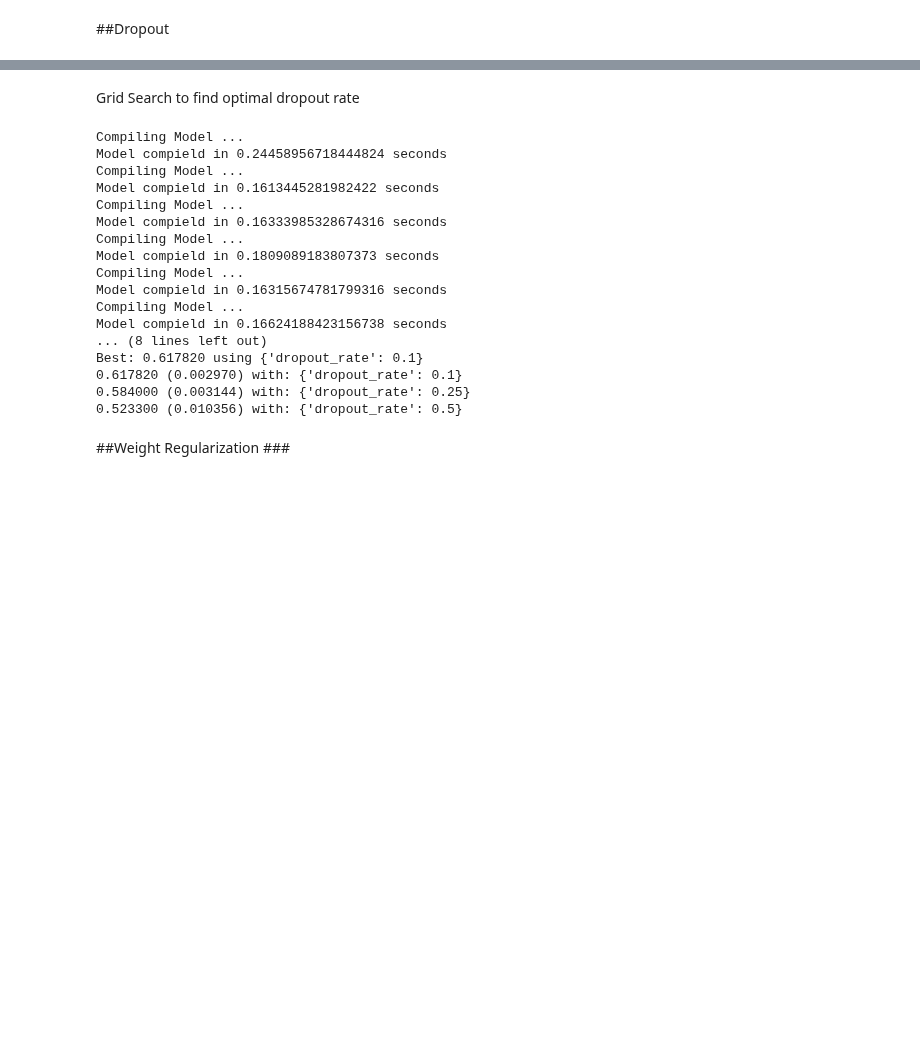
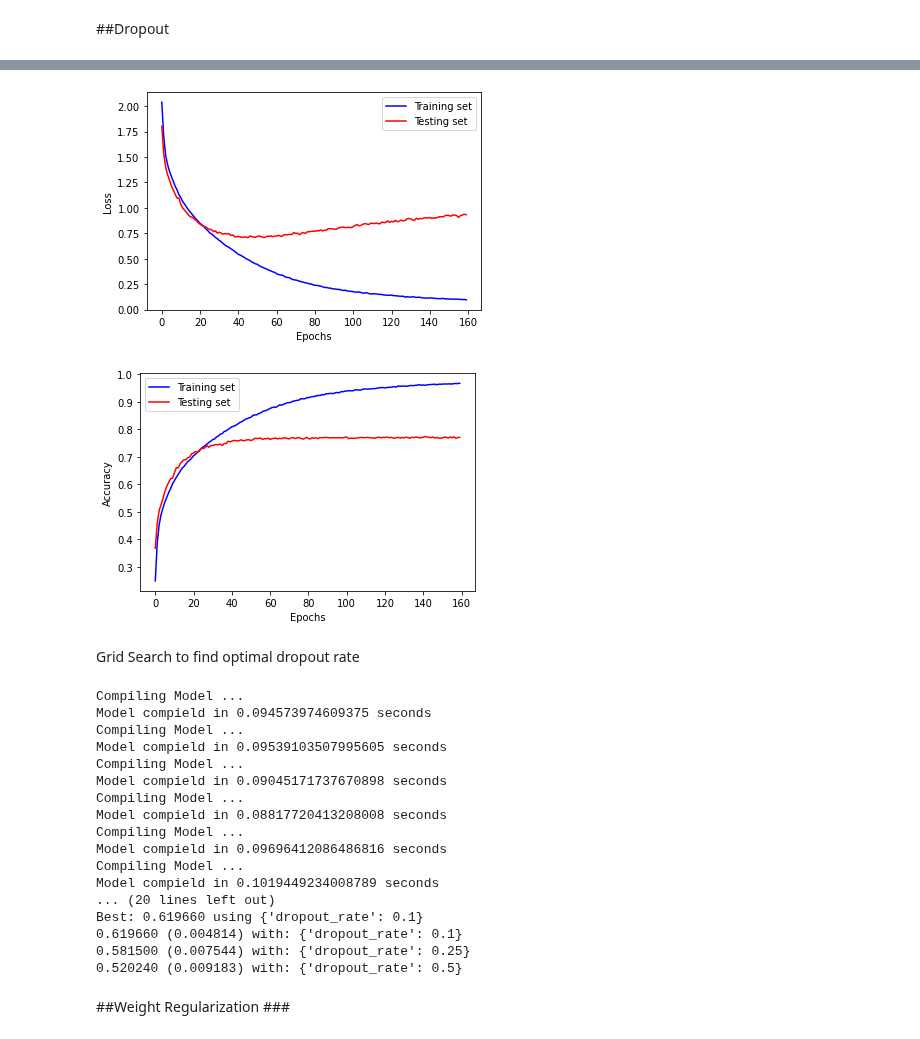
Before and after one commit to deepintomlf/mlfbook, a Jupyter notebook: Chapter5_NeuralNetwork/Section5.3_CNN.ipynb, the cells around one changed output, grey strips where cells are left out. Saved outputs shown, nothing was run; the diff lists cells and outputs as text; code cells hidden in the pictures; blank space fills up the shorter version.

```diff
--- a/Chapter5_NeuralNetwork/Section5.3_CNN.ipynb
+++ b/Chapter5_NeuralNetwork/Section5.3_CNN.ipynb
@@ -266,0 +255,7 @@ NameError: ignored
+# %%
+
+
+dropout_rate = 0.25
+Ldp = Lenet_dp_Model(n_hidden_neurons,dropout_rate)
+print(Ldp.summary())
+hist_Ldp_Model= Ldp.fit(x_train, y_train, epochs=epochs,  validation_data=(x_test, y_test), verbose=1)
@@ -267,3 +281,9 @@ NameError: ignored
+# %%
+plot_hist_loss(hist_Ldp_Model)
+plot_hist_accuracy(hist_Ldp_Model)
+# %% [output]
+[figure, added]
+[figure, added]
 # %% [markdown]
 Grid Search to find optimal dropout rate
 # %%
@@ -271,7 +291,7 @@ from sklearn.model_selection import GridSearchCV
 from keras.wrappers.scikit_learn import KerasClassifier
 
 # create model
-model = KerasClassifier(build_fn=Lenet_Model_Dropout, n_hidden_neurons=32,  epochs=40, batch_size=128, verbose=0)
+model = KerasClassifier(build_fn=Lenet_dp_Model , n_hidden_neurons=32,  epochs=40, batch_size=128, verbose=0)
 # define the grid search parameters
 dropout_rate = [0.1, 0.25, 0.5]
 param_grid = dict(dropout_rate=dropout_rate)
@@ -287,22 +307,22 @@ for mean, stdev, param in zip(means, stds, params):
     print("%f (%f) with: %r" % (mean, stdev, param))
 # %% [output]
 Compiling Model ...
-Model compield in 0.24458956718444824 seconds
+Model compield in 0.094573974609375 seconds
 Compiling Model ...
-Model compield in 0.1613445281982422 seconds
+Model compield in 0.09539103507995605 seconds
 Compiling Model ...
-Model compield in 0.16333985328674316 seconds
+Model compield in 0.09045171737670898 seconds
 Compiling Model ...
-Model compield in 0.1809089183807373 seconds
+Model compield in 0.08817720413208008 seconds
 Compiling Model ...
-Model compield in 0.16315674781799316 seconds
+Model compield in 0.09696412086486816 seconds
 Compiling Model ...
-Model compield in 0.16624188423156738 seconds
-... (8 lines left out)
-Best: 0.617820 using {'dropout_rate': 0.1}
-0.617820 (0.002970) with: {'dropout_rate': 0.1}
-0.584000 (0.003144) with: {'dropout_rate': 0.25}
-0.523300 (0.010356) with: {'dropout_rate': 0.5}
+Model compield in 0.1019449234008789 seconds
+... (20 lines left out)
+Best: 0.619660 using {'dropout_rate': 0.1}
+0.619660 (0.004814) with: {'dropout_rate': 0.1}
+0.581500 (0.007544) with: {'dropout_rate': 0.25}
+0.520240 (0.009183) with: {'dropout_rate': 0.5}
 # %% [markdown]
 ##Weight Regularization ###
 # %%
```
Also changed, not shown: parts of 13 cells of this notebook.
